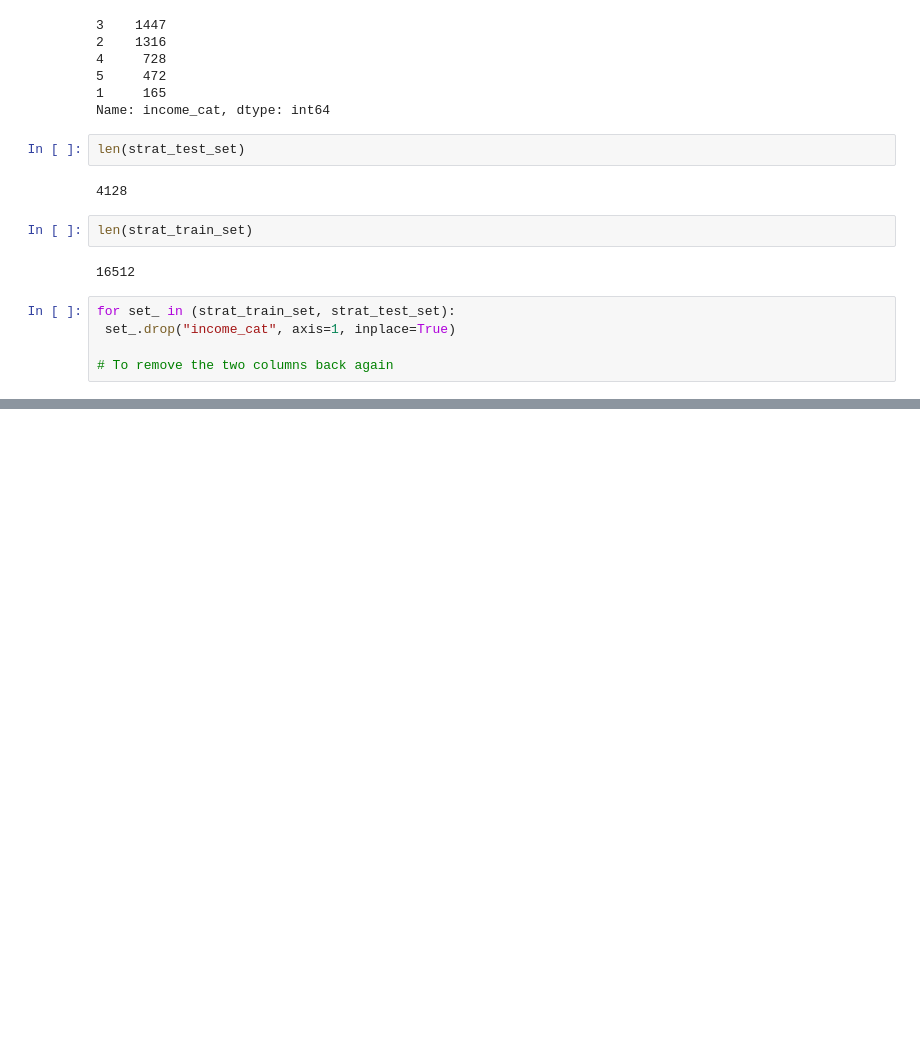
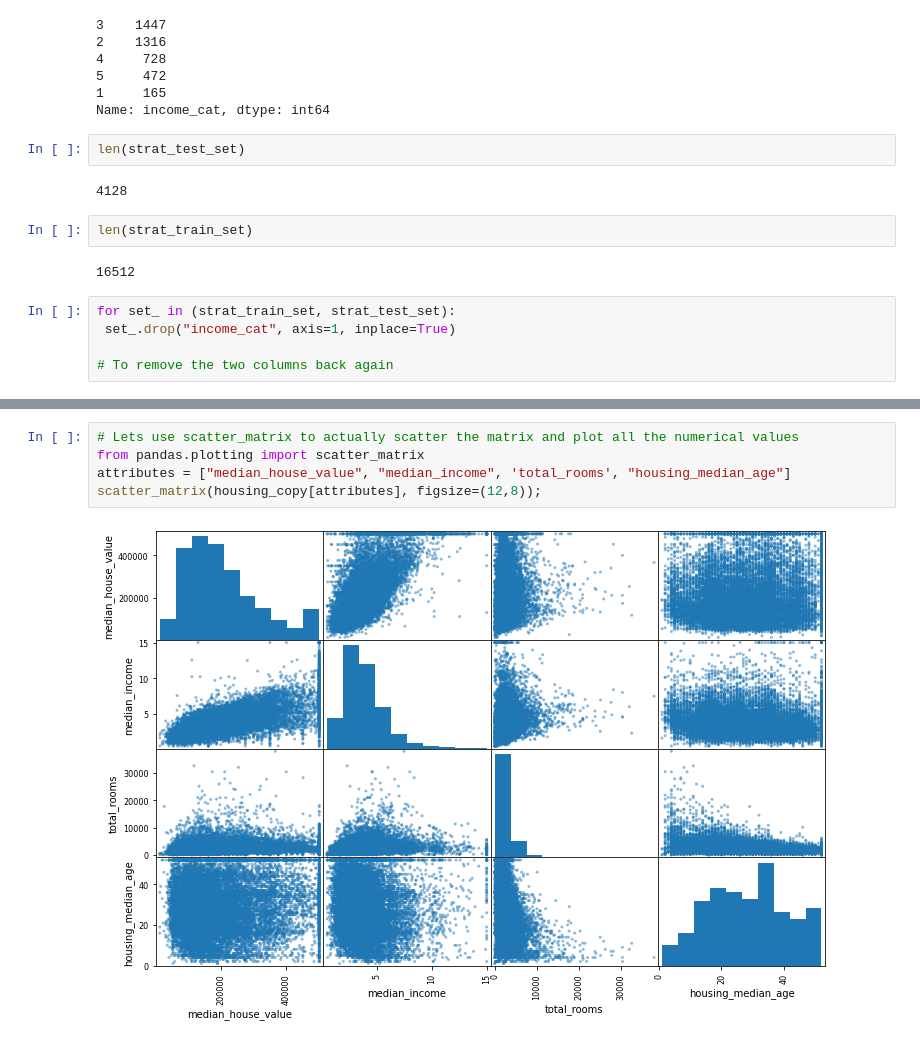
Before and after one commit to raiyaan555/Practicing-ML, a Jupyter notebook: Housing.ipynb, the cells around one changed output, grey strips where cells are left out. Saved outputs shown, nothing was run; the diff lists cells and outputs as text; blank space fills up the shorter version.

```diff
--- a/Housing.ipynb
+++ b/Housing.ipynb
@@ -160,0 +196,7 @@ for set_ in (strat_train_set, strat_test_set):
+# %%
+# Lets use scatter_matrix to actually scatter the matrix and plot all the numerical values
+from pandas.plotting import scatter_matrix
+attributes = ["median_house_value", "median_income", 'total_rooms', "housing_median_age"]
+scatter_matrix(housing_copy[attributes], figsize=(12,8));
+# %% [output]
+[figure, added]
```
Also changed, not shown: parts of 20 cells of this notebook.
